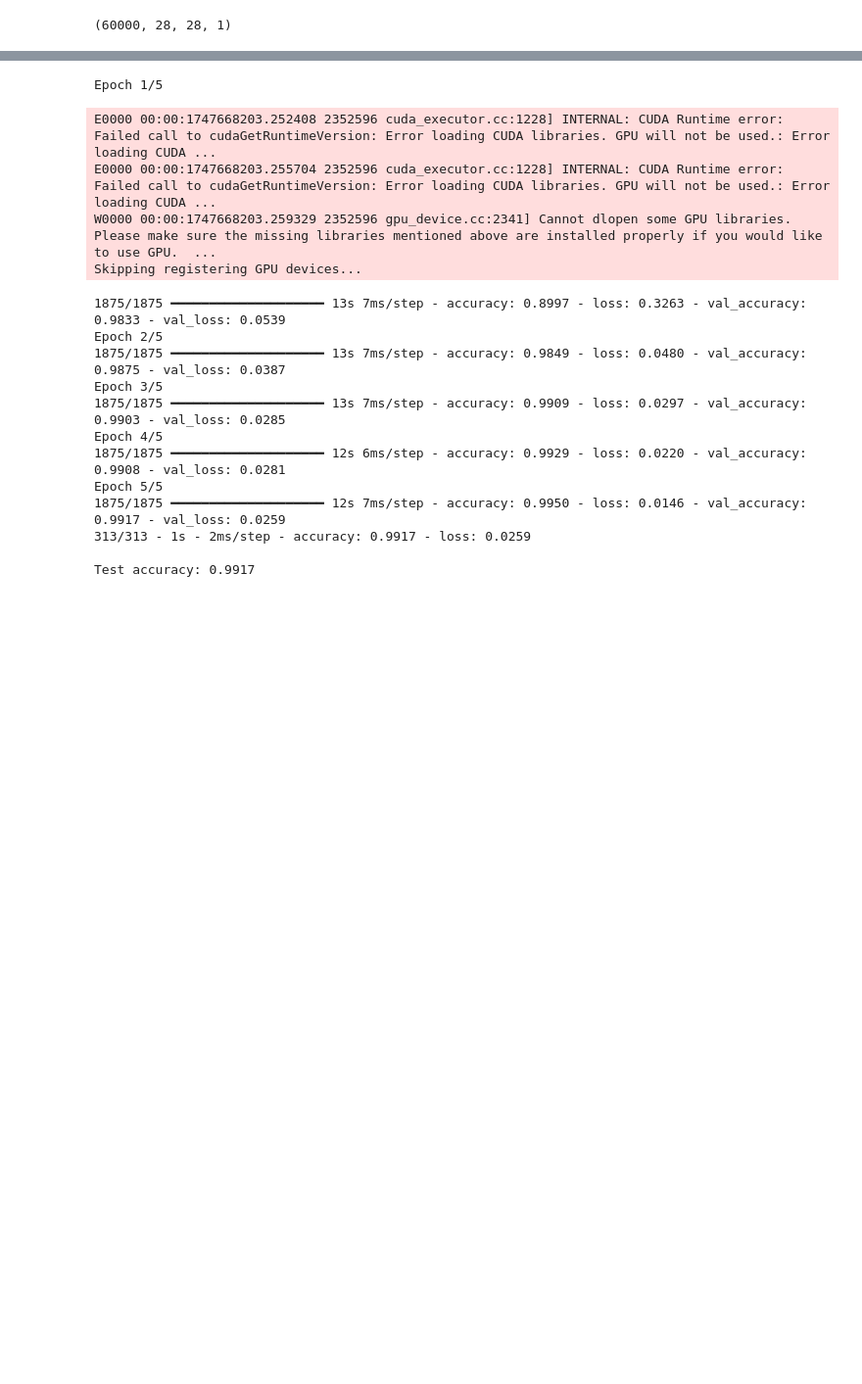
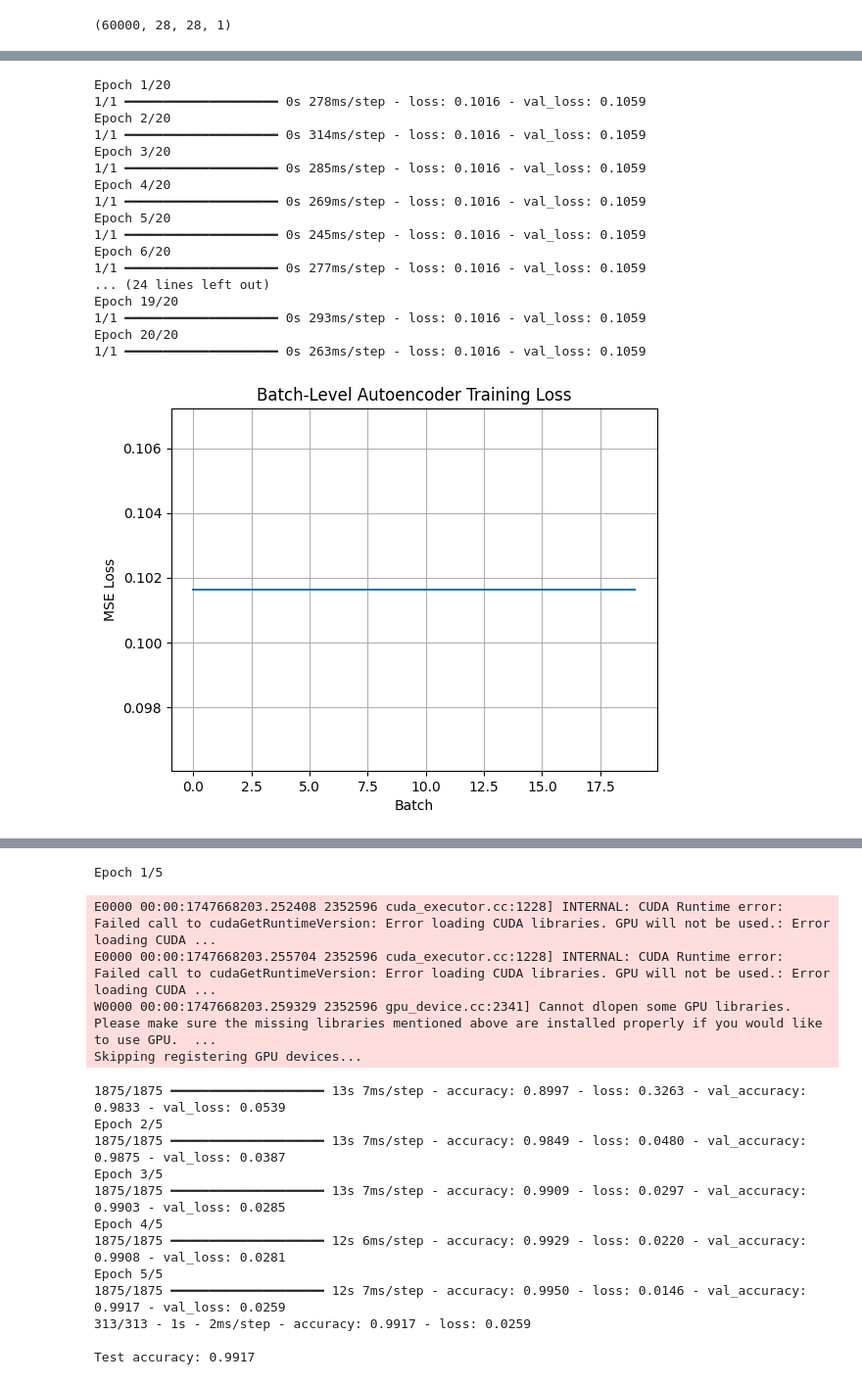
Before and after one commit to hhsherlock/Spiking_NN, a Jupyter notebook: convolutional_NN/CNN.ipynb, the cells around one changed output, grey strips where cells are left out. Shown at 98% size. Drawn from its saved outputs; the diff is of its cells as text; code cells hidden in the pictures; blank space fills up the shorter version.

```diff
--- a/convolutional_NN/CNN.ipynb
+++ b/convolutional_NN/CNN.ipynb
@@ -42,0 +117,43 @@ x_train.shape
+# %%
+from tensorflow.keras.callbacks import LambdaCallback
+
+batch_losses = []
+
+batch_logger = LambdaCallback(
+    on_batch_end=lambda batch, logs: batch_losses.append(logs['loss'])
+)
+
+history = autoencoder.fit(
+    x_train_nine, x_train_nine,
+    epochs=20,
+    batch_size=200,
+    validation_split=0.1,
+    callbacks=[batch_logger]
+)
+
+# Plot batch-level loss
+plt.plot(batch_losses)
+plt.xlabel('Batch')
+plt.ylabel('MSE Loss')
+plt.title('Batch-Level Autoencoder Training Loss')
+plt.grid(True)
+plt.show()
+# %% [output]
+Epoch 1/20
+1/1 ━━━━━━━━━━━━━━━━━━━━ 0s 278ms/step - loss: 0.1016 - val_loss: 0.1059
+Epoch 2/20
+1/1 ━━━━━━━━━━━━━━━━━━━━ 0s 314ms/step - loss: 0.1016 - val_loss: 0.1059
+Epoch 3/20
+1/1 ━━━━━━━━━━━━━━━━━━━━ 0s 285ms/step - loss: 0.1016 - val_loss: 0.1059
+Epoch 4/20
+1/1 ━━━━━━━━━━━━━━━━━━━━ 0s 269ms/step - loss: 0.1016 - val_loss: 0.1059
+Epoch 5/20
+1/1 ━━━━━━━━━━━━━━━━━━━━ 0s 245ms/step - loss: 0.1016 - val_loss: 0.1059
+Epoch 6/20
+1/1 ━━━━━━━━━━━━━━━━━━━━ 0s 277ms/step - loss: 0.1016 - val_loss: 0.1059
+... (24 lines left out)
+Epoch 19/20
+1/1 ━━━━━━━━━━━━━━━━━━━━ 0s 293ms/step - loss: 0.1016 - val_loss: 0.1059
+Epoch 20/20
+1/1 ━━━━━━━━━━━━━━━━━━━━ 0s 263ms/step - loss: 0.1016 - val_loss: 0.1059
+[figure, added]
```
Also changed, not shown: parts of 22 cells of this notebook, 45 other files.
